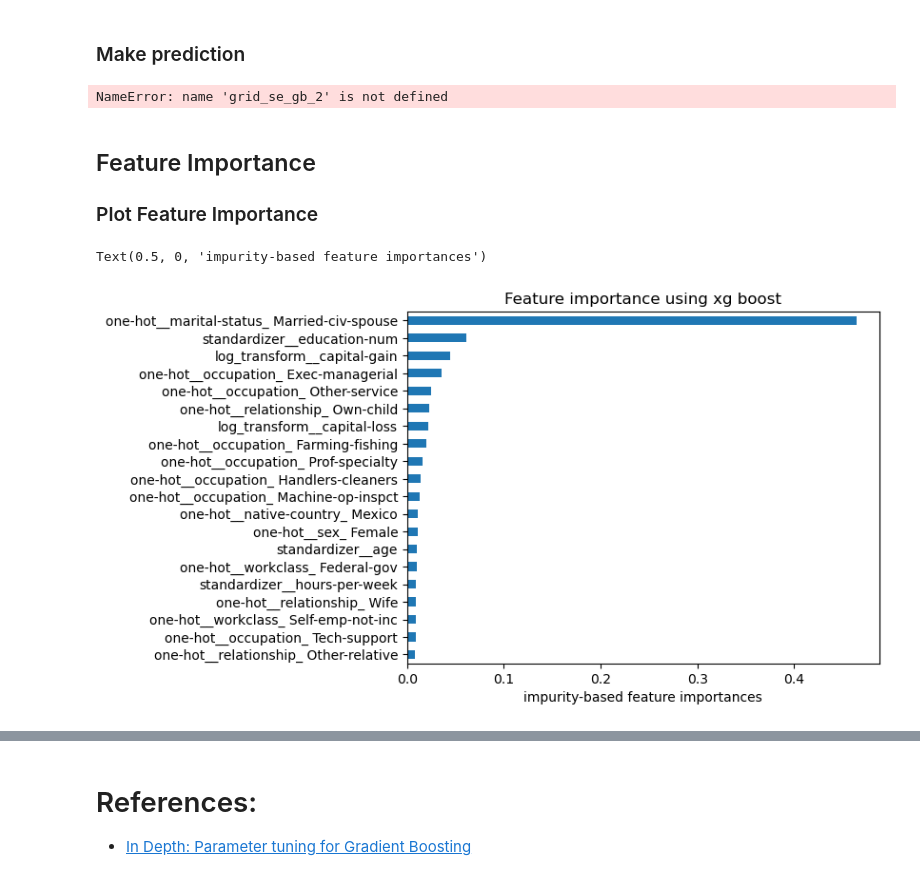
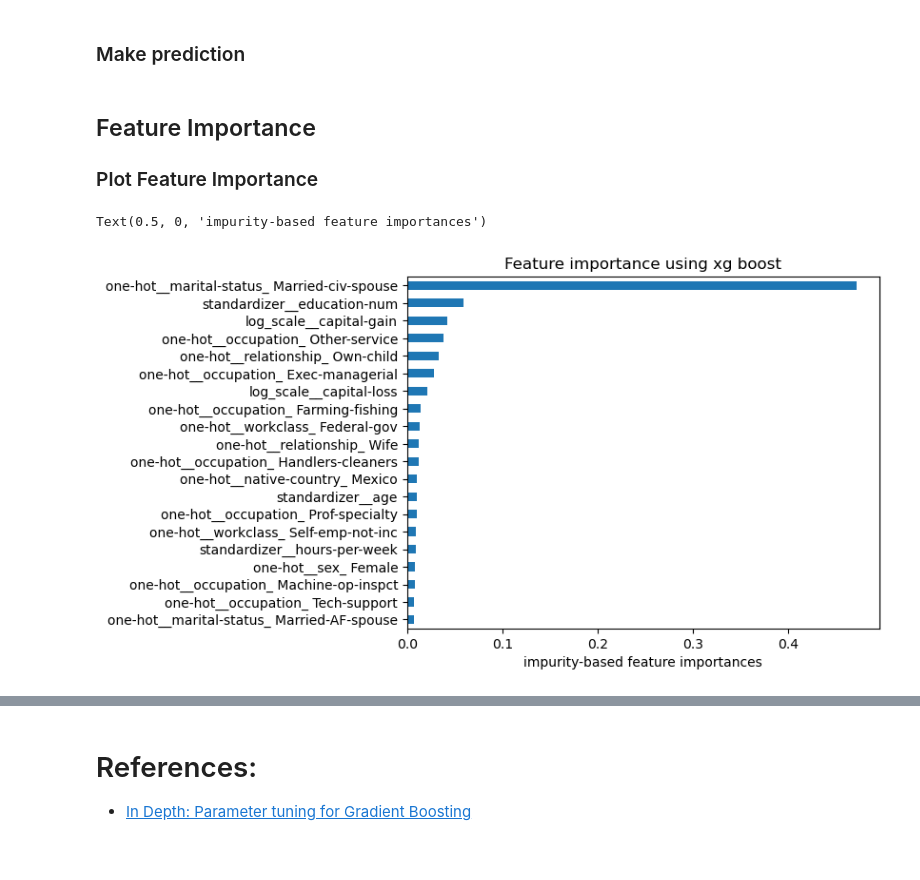
Before and after one commit to yaminww/income_classification, a Jupyter notebook: income_classification.ipynb, the cells around one changed output, grey strips where cells are left out. Drawn from its saved outputs; the diff is of its cells as text; code cells hidden in the pictures.

Commit message:
prevent leakage

```diff
--- a/income_classification.ipynb
+++ b/income_classification.ipynb
@@ -205,8 +203,8 @@ test_set.head()
 ### Spliting Features and Labels
 # %%
 # Split the data into features and target label
-train_labels_raw = train_set['income']
-train_features_raw = train_set.drop('income', axis = 1)
+train_X_raw = train_set.drop('income', axis = 1)
+train_y_raw = train_set['income']
 # %% [markdown]
 ### Split Categorical and Numerical Features
 # %% [markdown]
@@ -384,9 +399,9 @@ pipeline_label = Pipeline(
     ])
 # %%
 # apply pipeline to train sets
-train_X_pip = pipeline_features.fit_transform(train_features_raw)
-train_y_pip = pipeline_label.fit_transform(train_labels_raw.to_numpy()[:, np.newaxis])
+train_X_pipe = pipeline_X.fit_transform(train_X_raw)
+train_y_pipe = pipeline_y.fit_transform(train_y_raw.to_numpy()[:, np.newaxis])
 
 # apply same transform to test sets
-test_X_pip = pipeline_features.transform(test_set.drop('income', axis=1))
-test_y_pip = pipeline_label.transform(test_set['income'].to_numpy()[:, np.newaxis])
+test_X_pipe = pipeline_X.transform(test_set.drop('income', axis=1))
+test_y_pipe = pipeline_y.transform(test_set['income'].to_numpy()[:, np.newaxis])
@@ -674,11 +697,29 @@ The following parameters will be tuned:
 # %%
 from sklearn.model_selection import GridSearchCV
 
+# use pipeline to avoid data leakage
+pipe_trans_xgb = Pipeline(steps=[
+
+    # transformation pipeline for features
+    ("trans_X", pipeline_X),
+
+    # model
+    ("xgb", XGBClassifier())])
+
 # first grid search for xgb
-para_grid_xgb_1 = [
-    {'max_depth': np.arange(1, 10), 'min_child_weight': np.arange(1, 8), 'gamma': np.linspace(0.1, 1, 4), 'learnig_rate': [0.1, 0.01, 0.001]}]
+para_xgb = {'xgb__max_depth': np.arange(1, 6),
+            'xgb__min_child_weight': np.arange(1, 8),
+            #'xgb__gamma': np.linspace(0, 1, 4),
+            }
 
-grid_se_xgb_1 = GridSearchCV(clf_xgb, param_grid=para_grid_xgb_1, scoring=make_scorer(roc_auc_score), cv=StratifiedShuffleSplit(test_size=0.2), verbose=2, n_jobs=-1)
+# fit
+gridsearch_xgb = GridSearchCV(pipe_trans_xgb,
+                              param_grid=para_xgb,
+                              scoring=make_scorer(roc_auc_score),
+                              cv=StratifiedShuffleSplit(test_size=0.2),
+                              verbose=2,
+                              n_jobs=-1,
+                              error_score=True)
 
-grid_se_xgb_1.fit(train_X_pip, train_y_pip)
+gridsearch_xgb.fit(train_X_raw, train_y_pipe)
 # %% [output]
@@ -1135,24 +1067,17 @@ pd.DataFrame(predict_xgb3, columns=['income']).to_csv('prediction/xgb_best.csv',
-# %%
-# make predictions with gb model
-
-predict_gb2 = grid_se_gb_2.best_estimator_.predict(predict_X)
-pd.DataFrame(predict_gb2, columns=['income']).to_csv('xgb_best.csv', index_label='id')
-# %% [output]
-NameError: name 'grid_se_gb_2' is not defined
 # %% [markdown]
 ## Feature Importance
 ### Plot Feature Importance
 # %%
 # for xgboost model
 
 # get importance and feature name
-importance = pd.Series(grid_se_xgb_2.best_estimator_.feature_importances_, index=pipeline_features.get_feature_names_out())
+importance = pd.Series(gridsearch_xgb.best_estimator_[1].feature_importances_, index=pipeline_X.get_feature_names_out())
 
 # plot
 f, ax = plt.subplots()
 importance.sort_values(ascending=False).head(20).sort_values().plot.barh(ax=ax)
 ax.set_title('Feature importance using xg boost')
 ax.set_xlabel('impurity-based feature importances')
 # %% [output]
 Text(0.5, 0, 'impurity-based feature importances')
-[figure, old version]
+[figure, new version]
```
Also changed, not shown: parts of 83 cells of this notebook, 4 other files.
